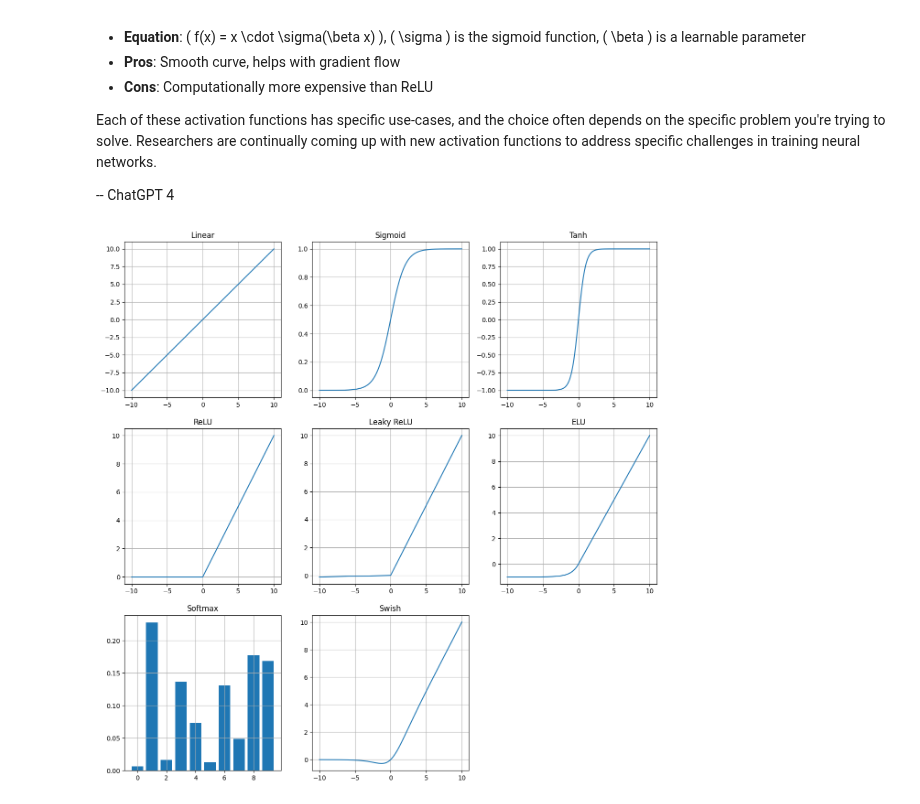
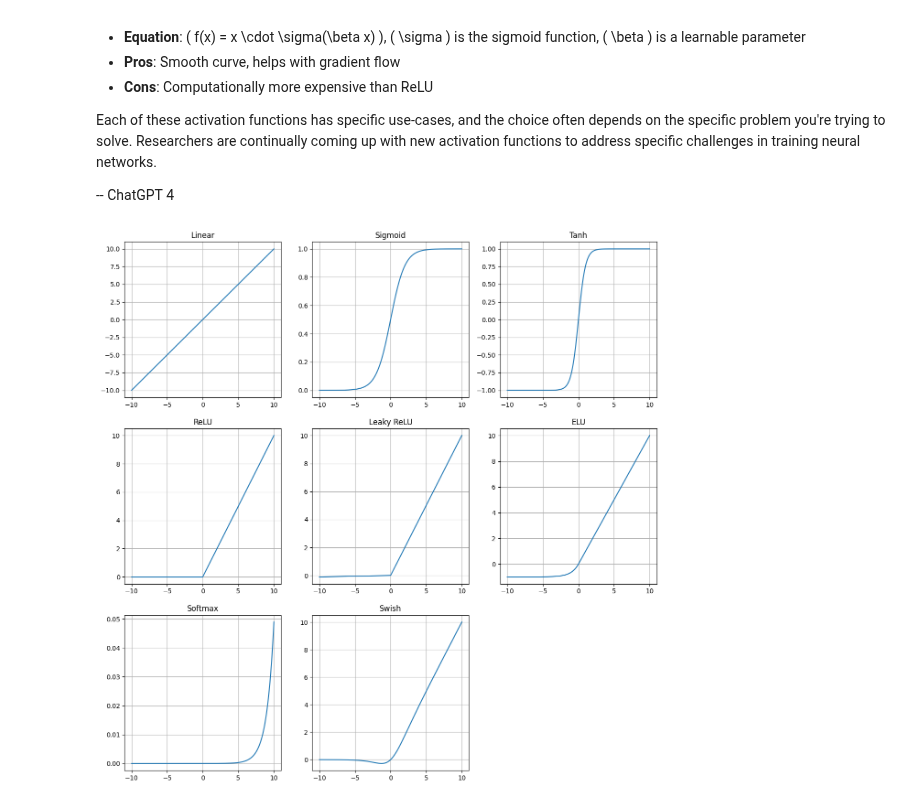
Before and after one commit to contento/lab.jupyter, a Jupyter notebook: functions.ipynb, the cells around one changed output. Drawn from its saved outputs; the diff is of its cells as text; code cells hidden in the pictures.

```diff
--- a/functions.ipynb
+++ b/functions.ipynb
@@ -156,34 +156,32 @@ axs[0, 2].plot(x_values, tanh(x_values))
 axs[0, 2].set_title('Tanh')
 
 # ReLU
 axs[1, 0].plot(x_values, relu(x_values))
 axs[1, 0].set_title('ReLU')
 
 # Leaky ReLU
 axs[1, 1].plot(x_values, leaky_relu(x_values))
 axs[1, 1].set_title('Leaky ReLU')
 
 # ELU
 axs[1, 2].plot(x_values, elu(x_values))
 axs[1, 2].set_title('ELU')
 
 # Softmax
-# For softmax, let's just take a random set of numbers
-random_nums = np.random.randn(10)
-axs[2, 0].bar(range(len(random_nums)), softmax(random_nums))
+axs[2, 0].plot(x_values, softmax(x_values))
 axs[2, 0].set_title('Softmax')
 
 # Swish
 axs[2, 1].plot(x_values, swish(x_values))
 axs[2, 1].set_title('Swish')
 
 # Empty plot to balance grid
 axs[2, 2].axis('off')
 
 # Add grid to all subplots
 for ax in axs.flat:
     ax.grid(True)
 
 plt.show()
 # %% [output]
-[figure, old version]
+[figure, new version]
```
